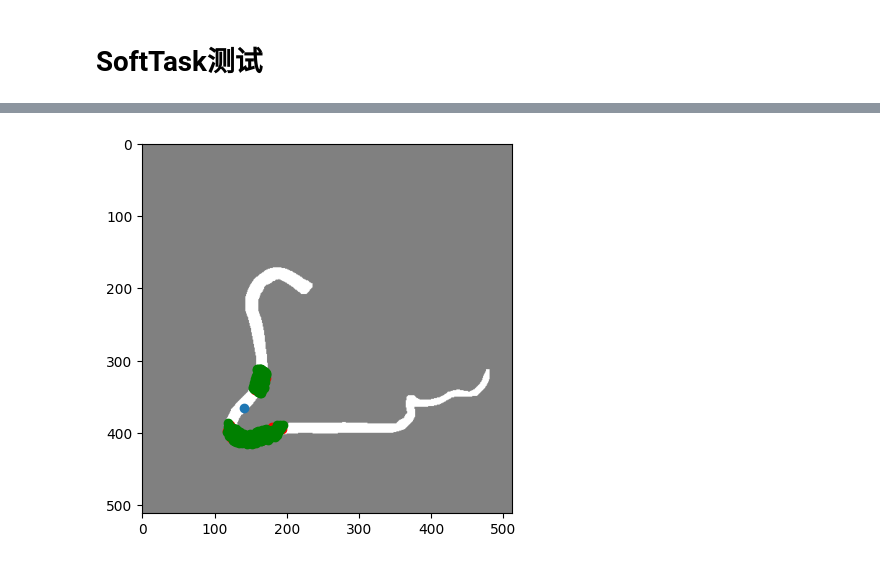
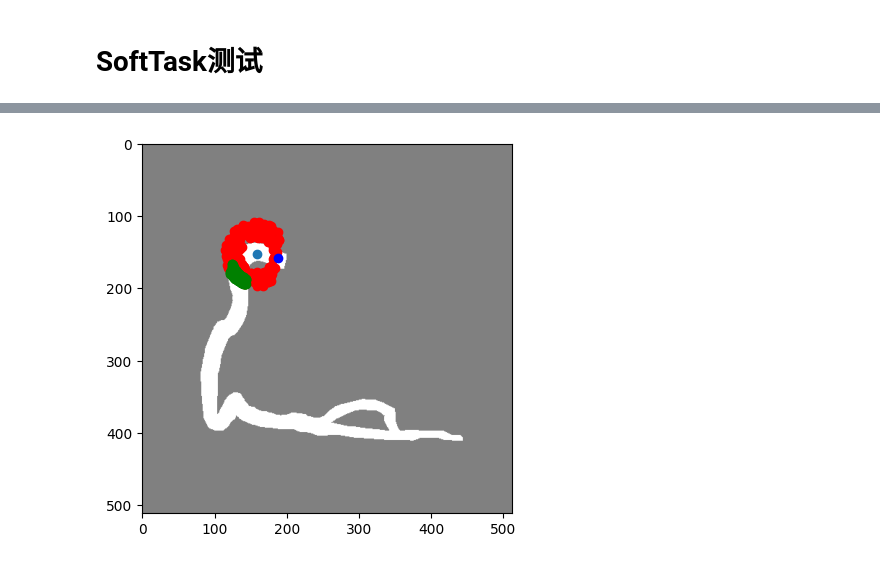
Before and after one commit to umeiko/guide-sim, a Jupyter notebook: starter.ipynb, the cells around one changed output, grey strips where cells are left out. Drawn from its saved outputs; the diff is of its cells as text; code cells hidden in the pictures.

```diff
--- a/starter.ipynb
+++ b/starter.ipynb
@@ -48,6 +50,7 @@ def _sortfunc(name:str):
 tasks.sort(key=_sortfunc)
 tasks = [os.path.join(dataset_path, "task", t) for t in tasks]
 env = gs.GuidewireEnv(tasks[0])
+env.hyper_params.use_soft_task = True
 # %% [output]
 datas/train/no_angiography/1.png
 datas/train/label/1.png
@@ -303,10 +321,15 @@ pygame 2.6.1 (SDL 2.28.4, Python 3.9.25)
 Hello from the pygame community. https://www.pygame.org/contribute.html
 # %%
 dataset_path = "datas/train/"
-dataset_path = "datas/plastic_tube/"
+# dataset_path = "datas/plastic_tube/"
 tasks = os.listdir(os.path.join(dataset_path, "task"))
 def _sortfunc(name:str):
     return int(name.split(".")[-2])
 tasks.sort(key=_sortfunc)
 tasks = [os.path.join(dataset_path, "task", t) for t in tasks]
-env = gs.GuidewireEnv(tasks[0])
+env = gs.GuidewireEnv(tasks[1])
+env.hyper_params.soft_task_dist = 70
+env.hyper_params.use_soft_task = True
+plt.imshow(surf_to_ndarray(env.mask_surf), cmap='gray', alpha=0.5)
+env.display.blit(env.bg_surf, (0,0))
+plt.imshow(surf_to_ndarray(env.display),   cmap='gray', alpha=0.5)
@@ -320,0 +364,6 @@ plt.imshow(img[0], cmap='gray')
+# %%
+s, r, d, _ = env.step(0)
+
+print(r, d)
+plt.imshow(s[0], cmap="gray")
+plt.show()
@@ -364,4 +417,5 @@ env.get_now_tip_pos(), env.metadata.target_pos
 # %%
+env.reset()
 img = env._mask_surf_np.copy()
 x, y = env.get_now_tip_pos()
 pos = env.get_now_tip_pos()
@@ -375,8 +429,9 @@ def l2_distance_square(point1, point2):
     """
     return (point1[0] - point2[0])**2 + (point1[1] - point2[1])**2
 
-dist = 60
+dist = 45
 rejection_min_dist = max(4*env.metadata.radius, dist*0.5)
+print(env.line.n, env.line.p0)
 for _ in range(1000):
     pos = env.get_now_tip_pos()
     pos = (pos[0] + (1-np.random.normal(0, dist)), pos[1] + (1-np.random.normal(0, dist)))
@@ -387,9 +442,14 @@ for _ in range(1000):
     # 如果采样到的坐标在圆外，则依旧拒绝采样
     if sampled_dist > dist**2:
         continue
-    if env._mask_surf_np[int(pos[0]), int(pos[1])] == 255:
-        print(f"Sample goal: {l2_distance_square(pos, env.get_now_tip_pos()) ** 0.5}")
-        pps.append(pos)
+    # if env._mask_surf_np[int(pos[0]), int(pos[1])] == 255:
+    #     print(f"Sample goal: {l2_distance_square(pos, env.get_now_tip_pos()) ** 0.5}")
+    #     pps.append(pos)
+    # s = float(np.dot(env.line.n, pos[::-1] - env.line.p0))
+    # print("p=", pos[::-1], "s=", s, "eps=2 ->", s>2, "eps=0.1 ->", s>0.1)
+    if not env.line.point_side(pos):
+        continue
+    pps.append(pos)
         # if env.line.point_side(pos):
         #     pps3.append(pos)
 
@@ -426,17 +470,19 @@ Sample goal: 45.14279206722716
 # %%
 plt.imshow(img, cmap='gray', alpha=0.5)
 plt.scatter(y, x)
+
 plt.scatter(pps[:,1], pps[:,0], c='r')
 plt.scatter(pps2[:,0], pps2[:,1], c='g')
+plt.scatter(env.metadata.insert_pos[0], env.metadata.insert_pos[1], c='b')
 # plt.scatter(pps3[:,0], pps3[:,1], c='b')
 x1, y1 = env.metadata.insert_pos
 x2, y2 = env.metadata.direct_pos
 # plt.scatter(y, x)
 # plt.scatter(x1, y1)
 # plt.scatter(x2, y2)
 plt.show()
 # %% [output]
-[figure, old version]
+[figure, new version]
 # %%
 plt.imshow(img, cmap='gray', alpha=0.5)
 plt.scatter(y, x)
```
Also changed, not shown: parts of 16 cells of this notebook, 4 other files.
